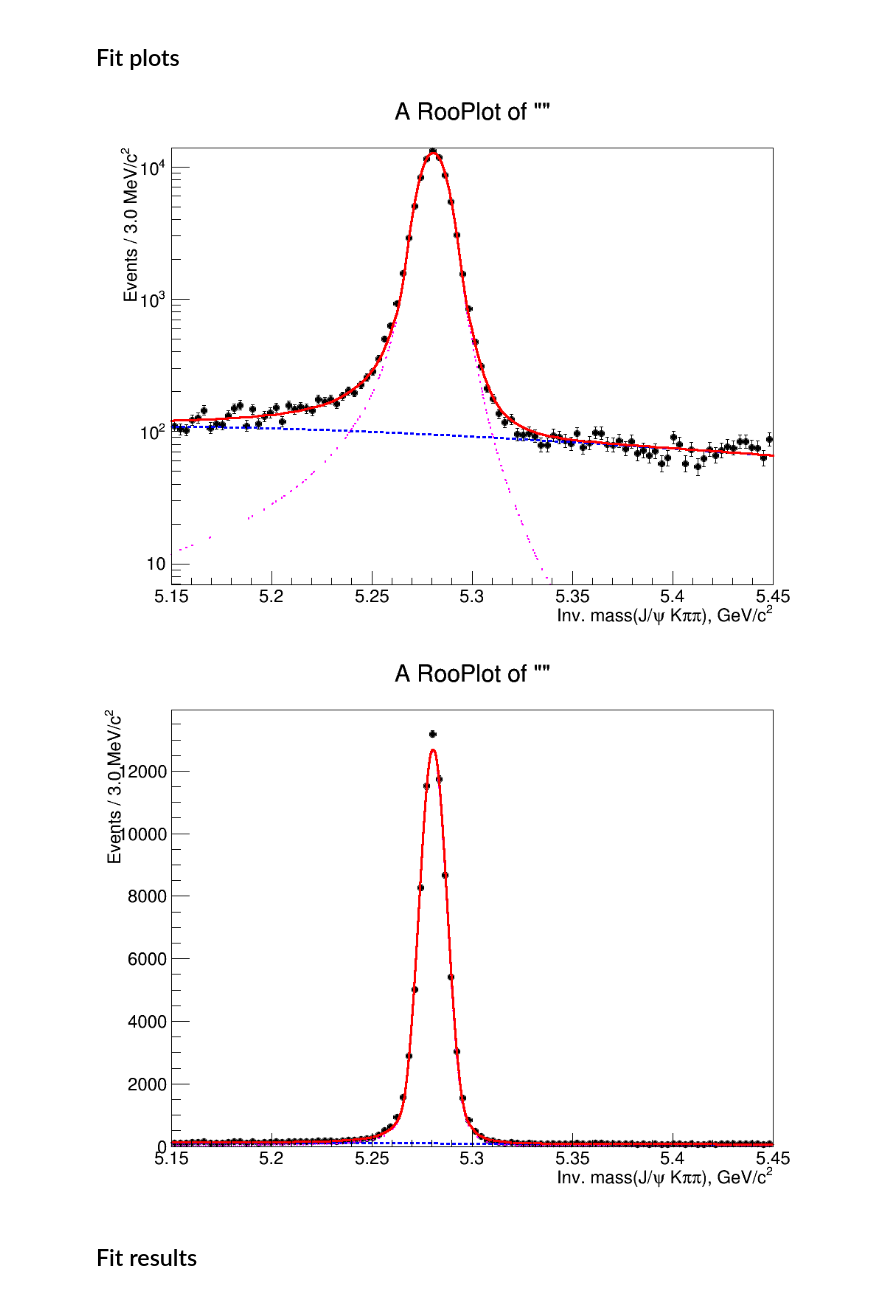
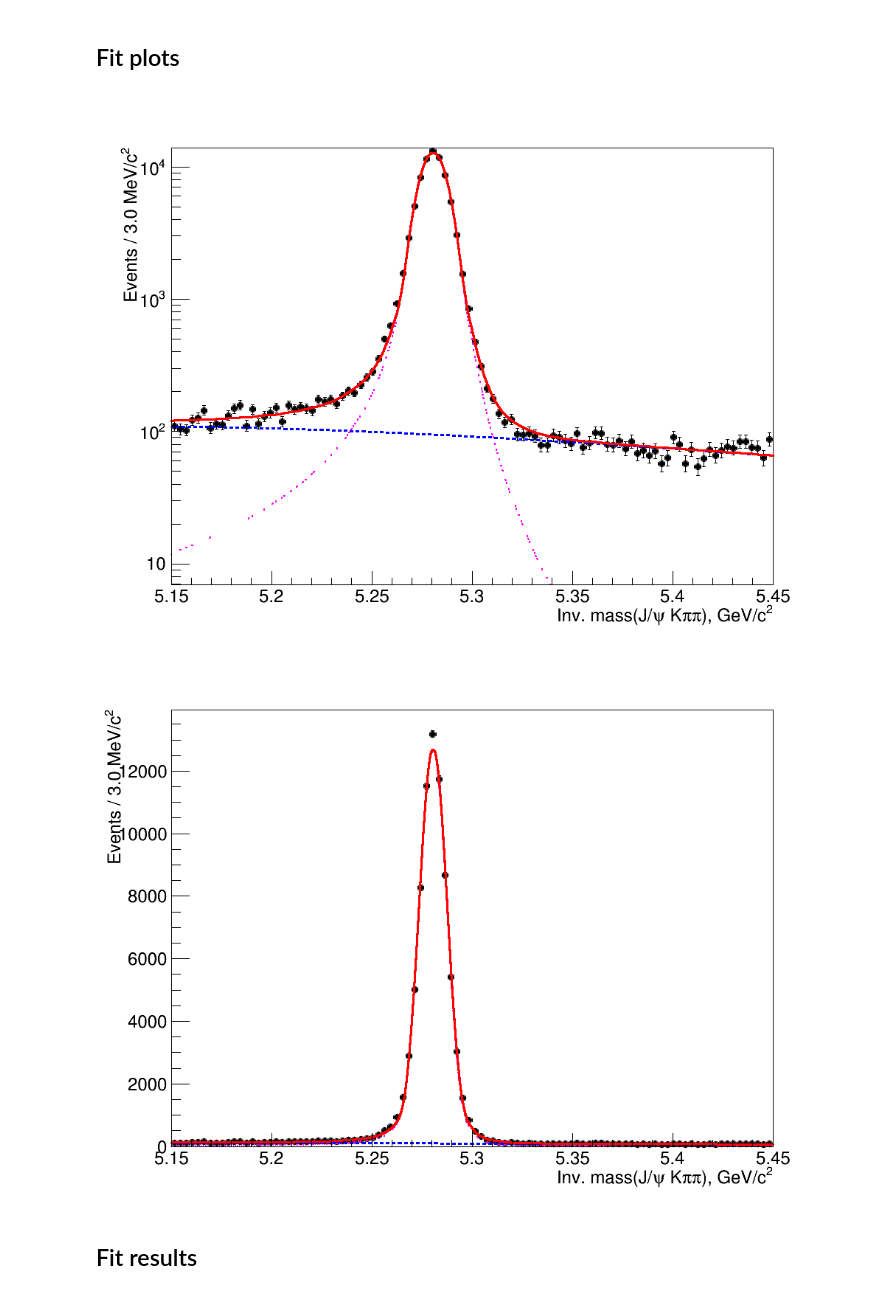
Before and after one commit to sashabaranov/Bu2JpsiKKpi, a Jupyter notebook: Kpipi/fit/fit_rd.ipynb, the cells around one changed output. Saved outputs shown, nothing was run; the diff lists cells and outputs as text; code cells hidden in the pictures.

```diff
--- a/Kpipi/fit/fit_rd.ipynb
+++ b/Kpipi/fit/fit_rd.ipynb
@@ -100,27 +101,27 @@ Fit plots
 # %%
 c1 = rootnotes.random_canvas(size=(1024, 768))
 
 fu.SetXTitle('Inv. mass(J/#psi K#pi#pi), GeV/c^{2}')
 fu.SetYTitle("Events / %.1f MeV/c^{2}" % binning_b)
-
+fu.SetTitle("")
 fu.Draw()
 c1.SetLogy()
 c1
 # %% [output]
-[figure, old version]
+[figure, new version]
 # %%
 c1 = rootnotes.random_canvas(size=(1024, 768))
 
 fu.SetXTitle('Inv. mass(J/#psi K#pi#pi), GeV/c^{2}')
 fu.SetYTitle("Events / %.1f MeV/c^{2}" % binning_b)
-
+fu.SetTitle("")
 fu.Draw()
 # c1.SetLogy()
 y_axis = fu.GetYaxis()
 y_axis.SetTitleOffset(1.4)
 c1
 # %% [output]
-[figure, old version]
+[figure, new version]
 # %% [markdown]
 Fit results
 ---
```
Also changed, not shown: parts of 3 cells of this notebook, 5 other files.
